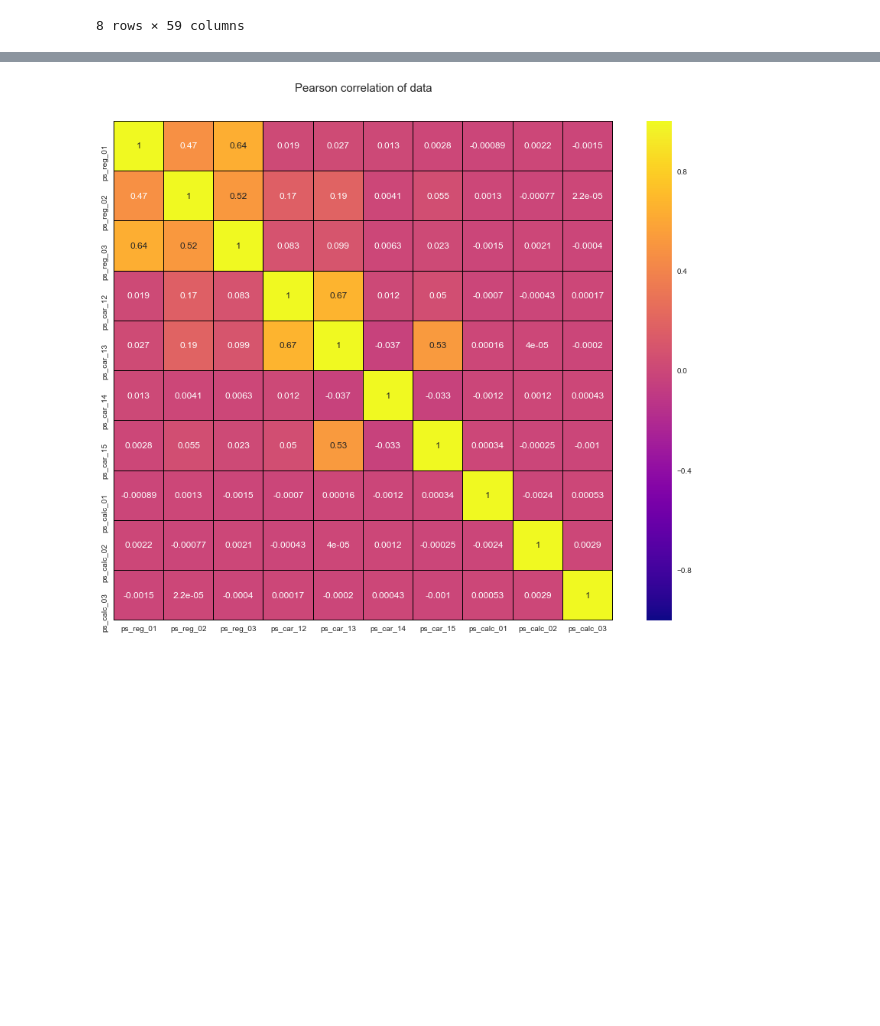
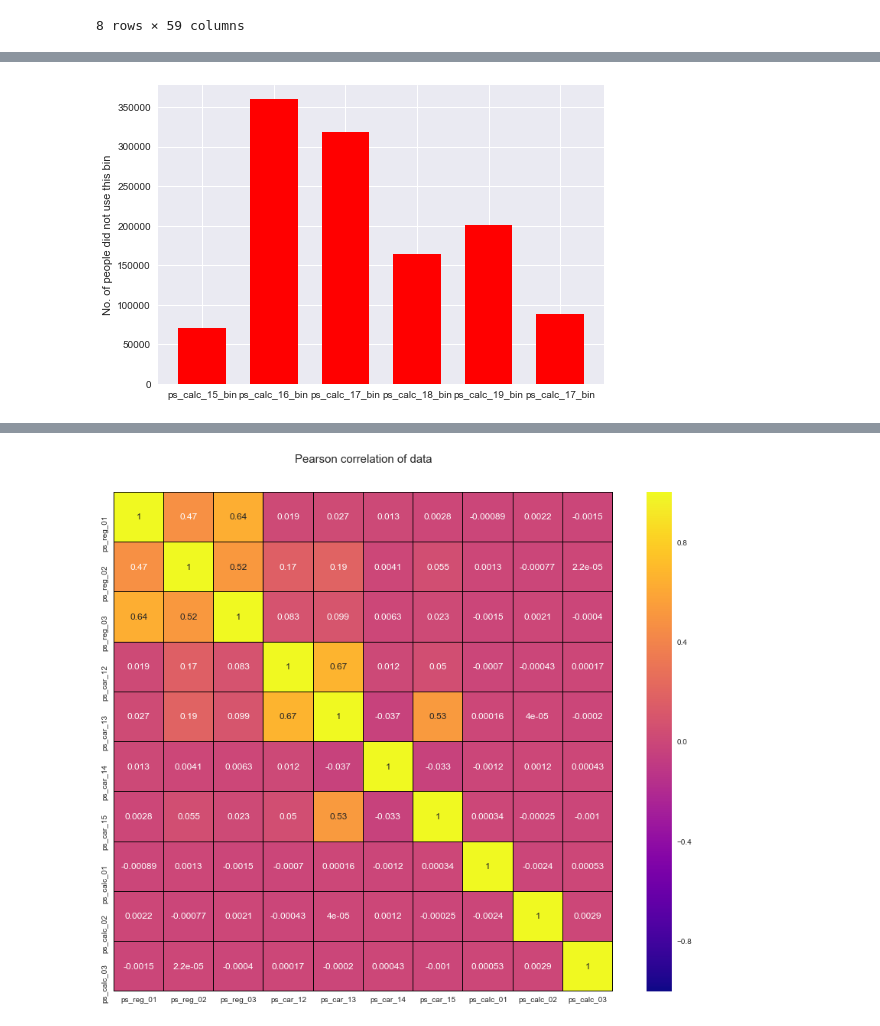
Before and after one commit to justinminsk/Porto_Seguro-s_Safe_Driver_Prediction, a Jupyter notebook: Porto.ipynb, the cells around one changed output, grey strips where cells are left out. Drawn from its saved outputs; the diff is of its cells as text; code cells hidden in the pictures; blank space fills up the shorter version.

```diff
--- a/Porto.ipynb
+++ b/Porto.ipynb
@@ -105,0 +135,34 @@ data_fixed[no_claim].describe()
+# %%
+# Retriving the not claimed index to process data
+no_claims = []
+for i in range(0,len(no_claim)):
+    if (no_claim[i]):
+        no_claims.append(i)
+# %%
+# Getting the data of all non-claimed
+bin_15_nc=[]
+bin_16_nc=[]
+bin_17_nc=[]
+bin_18_nc=[]
+sum(bin_15_nc)-sum(bin_15)bin_19_nc=[]
+bin_20_nc=[]
+for i in no_claims:
+    bin_15_nc.append(bin_data_1[i])
+    bin_16_nc.append(bin_data_2[i])
+    bin_17_nc.append(bin_data_3[i])
+    bin_18_nc.append(bin_data_4[i])
+    bin_19_nc.append(bin_data_5[i])
+    bin_20_nc.append(bin_data_6[i])
+# %%
+# Analyzing the data of the claimed drivers and the one who have not selected the bins.
+y = [sum(bin_15_nc), sum(bin_16_nc), sum(bin_17_nc), sum(bin_18_nc), sum(bin_19_nc),sum(bin_20_nc)]
+N = len(y)
+x = range(N)
+width = 1/1.5
+objects = ('ps_calc_15_bin', 'ps_calc_16_bin', 'ps_calc_17_bin', 'ps_calc_18_bin', 'ps_calc_19_bin','ps_calc_17_bin')
+plt.bar(x, y,width, color="red")
+plt.xticks(y_pos, objects)
+plt.ylabel('No. of people did not use this bin')
+plt.show()
+# %% [output]
+[figure, added]
```
Also changed, not shown: parts of 33 cells of this notebook.
